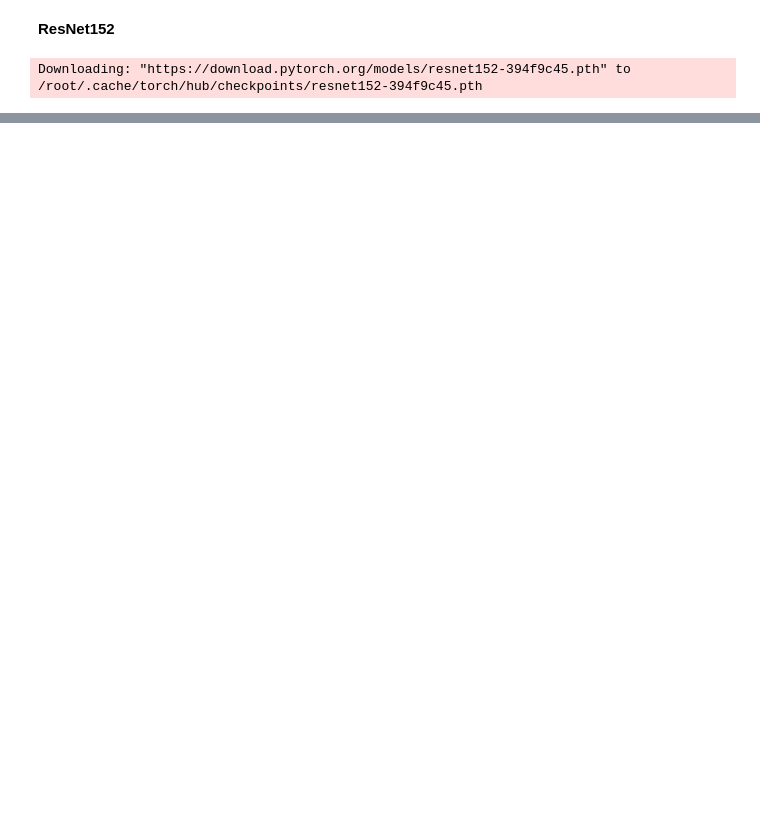
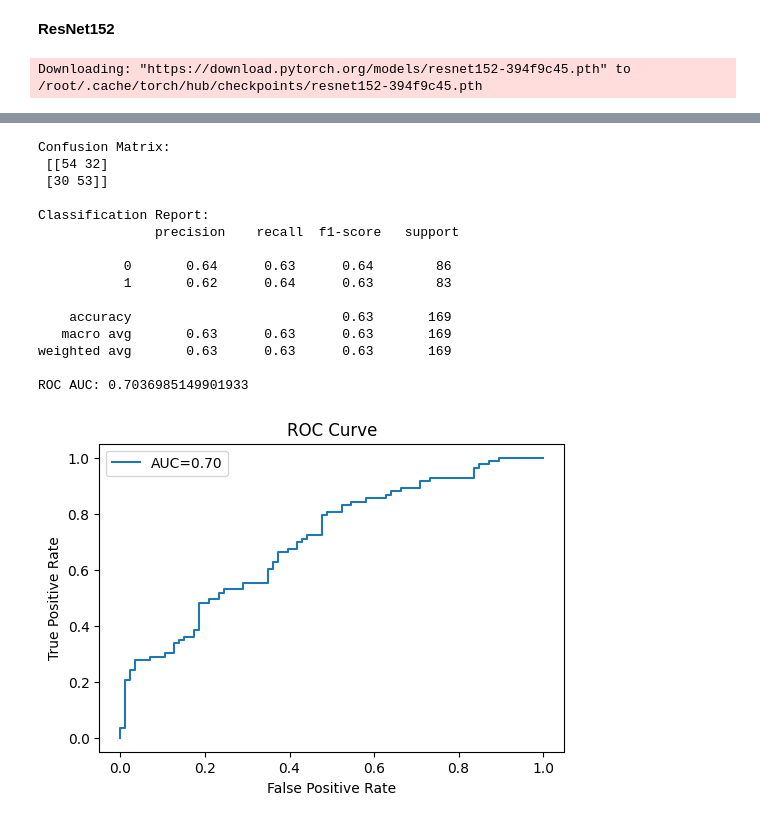
Before and after one commit to modelscave/Bone-Fracture, a Jupyter notebook: bone-fracture-pytorch.ipynb, the cells around one changed output, grey strips where cells are left out. Drawn from its saved outputs; the diff is of its cells as text; code cells hidden in the pictures; blank space fills up the shorter version.

```diff
--- a/bone-fracture-pytorch.ipynb
+++ b/bone-fracture-pytorch.ipynb
@@ -1137,0 +1271,45 @@ ROC AUC: 0.9030540767722051
+# %%
+model.eval()
+all_preds = []
+all_labels = []
+
+with torch.no_grad():
+    for images, labels in test_loader:
+        images = images.to(device)
+        outputs = model(images)
+        all_preds.extend(outputs.cpu().numpy().flatten())
+        all_labels.extend(labels.cpu().numpy().flatten())
+
+pred_labels = (np.array(all_preds) > 0.5).astype(int)
+true_labels = np.array(all_labels).astype(int)
+# %%
+print("Confusion Matrix:\n", confusion_matrix(true_labels, pred_labels))
+print("\nClassification Report:\n", classification_report(true_labels, pred_labels))
+print("ROC AUC:", roc_auc_score(true_labels, all_preds))
+
+# ROC curve
+fpr, tpr, thresholds = roc_curve(true_labels, all_preds)
+plt.figure(figsize=(6,4))
+plt.plot(fpr, tpr, label=f"AUC={roc_auc_score(true_labels, all_preds):.2f}")
+plt.xlabel("False Positive Rate")
+plt.ylabel("True Positive Rate")
+plt.title("ROC Curve")
+plt.legend()
+plt.show()
+# %% [output]
+Confusion Matrix:
+ [[54 32]
+ [30 53]]
+
+Classification Report:
+               precision    recall  f1-score   support
+
+           0       0.64      0.63      0.64        86
+           1       0.62      0.64      0.63        83
+
+    accuracy                           0.63       169
+   macro avg       0.63      0.63      0.63       169
+weighted avg       0.63      0.63      0.63       169
+
+ROC AUC: 0.7036985149901933
+[figure, added]
```
Also changed, not shown: parts of 24 cells of this notebook.
